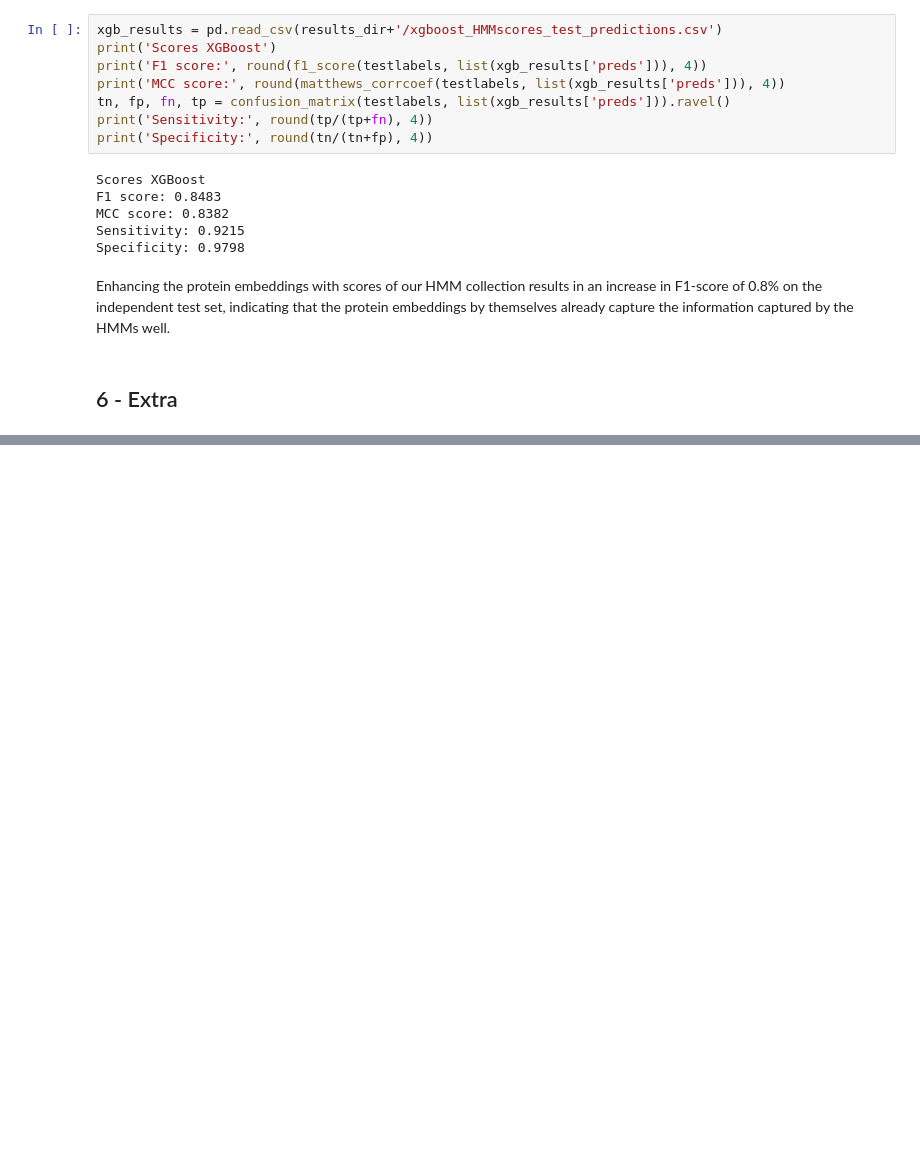
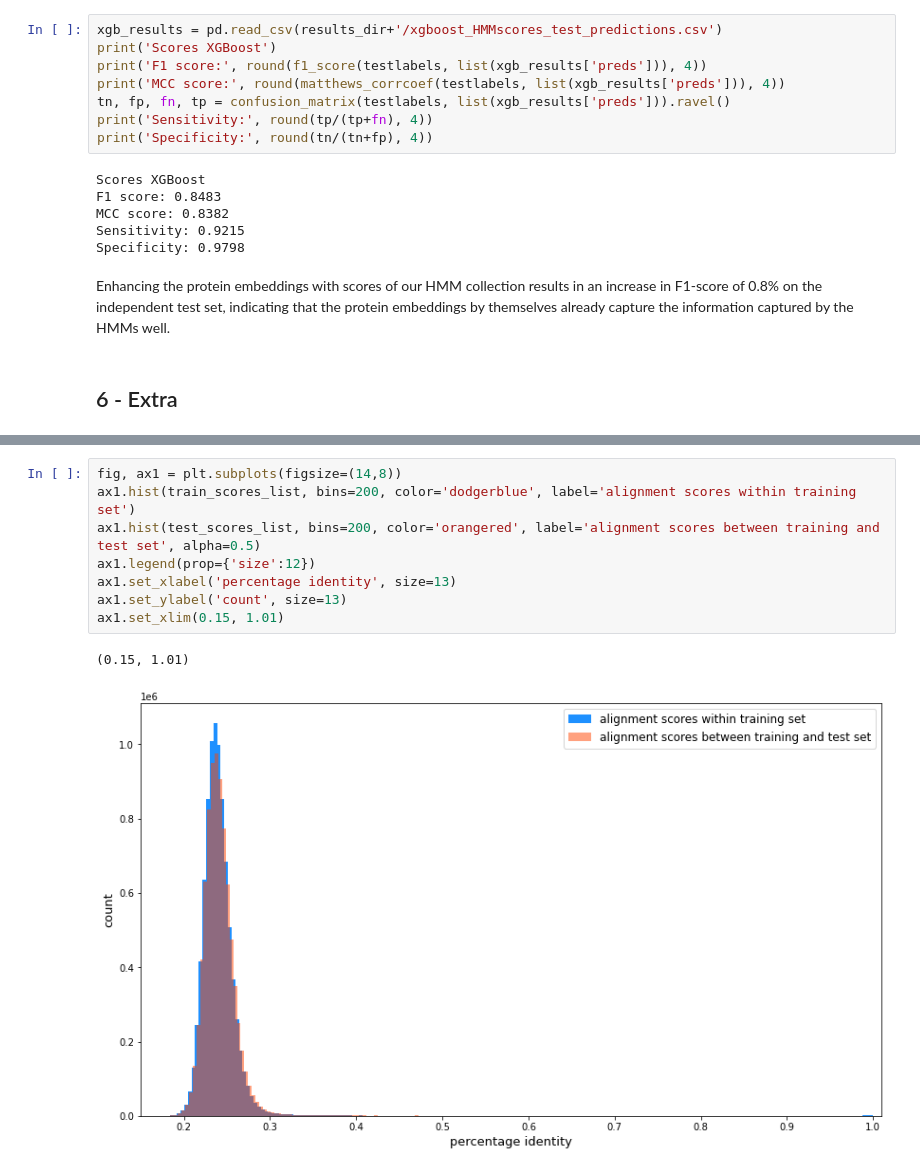
Before and after one commit to dimiboeckaerts/PhageRBPdetection, a Jupyter notebook: RBPdetect_notebook.ipynb, the cells around one changed output, grey strips where cells are left out. Saved outputs shown, nothing was run; the diff lists cells and outputs as text; blank space fills up the shorter version.

Commit message:
Add histogram of alignment scores analysis (2)

```diff
--- a/RBPdetect_notebook.ipynb
+++ b/RBPdetect_notebook.ipynb
@@ -807,0 +801,11 @@ ax.set_ylabel('count')
+# %%
+fig, ax1 = plt.subplots(figsize=(14,8))
+ax1.hist(train_scores_list, bins=200, color='dodgerblue', label='alignment scores within training set')
+ax1.hist(test_scores_list, bins=200, color='orangered', label='alignment scores between training and test set', alpha=0.5)
+ax1.legend(prop={'size':12})
+ax1.set_xlabel('percentage identity', size=13)
+ax1.set_ylabel('count', size=13)
+ax1.set_xlim(0.15, 1.01)
+# %% [output]
+(0.15, 1.01)
+[figure, added]
```
Also changed, not shown: parts of 2 cells of this notebook.
